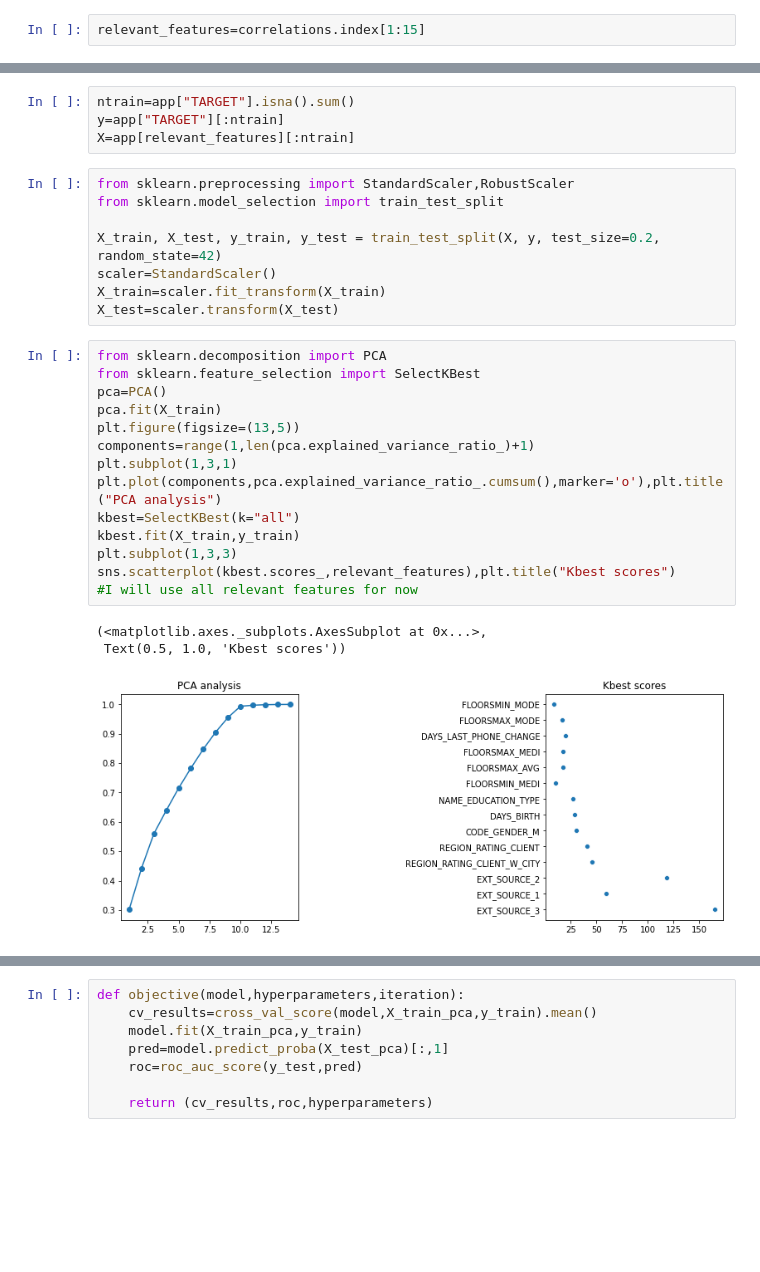
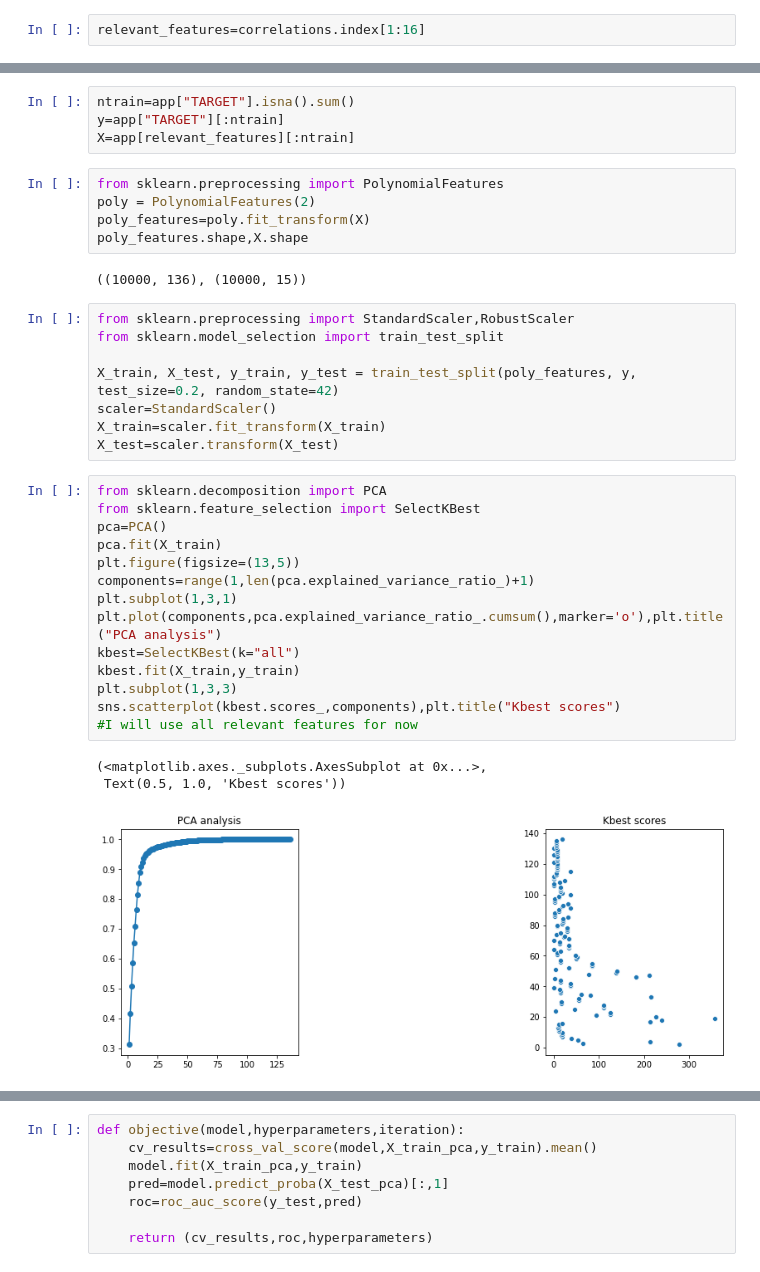
Before and after one commit to Houster/Class-creditdefault, a Jupyter notebook: Credit card fraud detection.ipynb, the cells around one changed output, grey strips where cells are left out. Saved outputs shown, nothing was run; the diff lists cells and outputs as text; blank space fills up the shorter version.

```diff
--- a/Credit card fraud detection.ipynb
+++ b/Credit card fraud detection.ipynb
@@ -77,5 +77,5 @@ correlations[1:15]
 # %%
-relevant_features=correlations.index[1:15]
+relevant_features=correlations.index[1:16]
 # %%
 missing_data=[app[x].isna().sum()/len(app[x]) for x in relevant_features if app[x].isna().sum()!=0]
 missing_cols=[x for x in relevant_features if app[x].isna().sum()!=0]
@@ -164,29 +164,36 @@ for x in relevant_features:
 ntrain=app["TARGET"].isna().sum()
 y=app["TARGET"][:ntrain]
 X=app[relevant_features][:ntrain]
+# %%
+from sklearn.preprocessing import PolynomialFeatures
+poly = PolynomialFeatures(2)
+poly_features=poly.fit_transform(X)
+poly_features.shape,X.shape
+# %% [output]
+((10000, 136), (10000, 15))
 # %%
 from sklearn.preprocessing import StandardScaler,RobustScaler
 from sklearn.model_selection import train_test_split
 
-X_train, X_test, y_train, y_test = train_test_split(X, y, test_size=0.2, random_state=42)
+X_train, X_test, y_train, y_test = train_test_split(poly_features, y, test_size=0.2, random_state=42)
 scaler=StandardScaler()
 X_train=scaler.fit_transform(X_train)
 X_test=scaler.transform(X_test)
 # %%
 from sklearn.decomposition import PCA
 from sklearn.feature_selection import SelectKBest
 pca=PCA()
 pca.fit(X_train)
 plt.figure(figsize=(13,5))
 components=range(1,len(pca.explained_variance_ratio_)+1)
 plt.subplot(1,3,1)
 plt.plot(components,pca.explained_variance_ratio_.cumsum(),marker='o'),plt.title("PCA analysis")
 kbest=SelectKBest(k="all")
 kbest.fit(X_train,y_train)
 plt.subplot(1,3,3)
-sns.scatterplot(kbest.scores_,relevant_features),plt.title("Kbest scores")
+sns.scatterplot(kbest.scores_,components),plt.title("Kbest scores")
 #I will use all relevant features for now
 # %% [output]
 (<matplotlib.axes._subplots.AxesSubplot at 0x...>,
  Text(0.5, 1.0, 'Kbest scores'))
-[figure, old version]
+[figure, new version]
```
Also changed, not shown: parts of 19 cells of this notebook.
